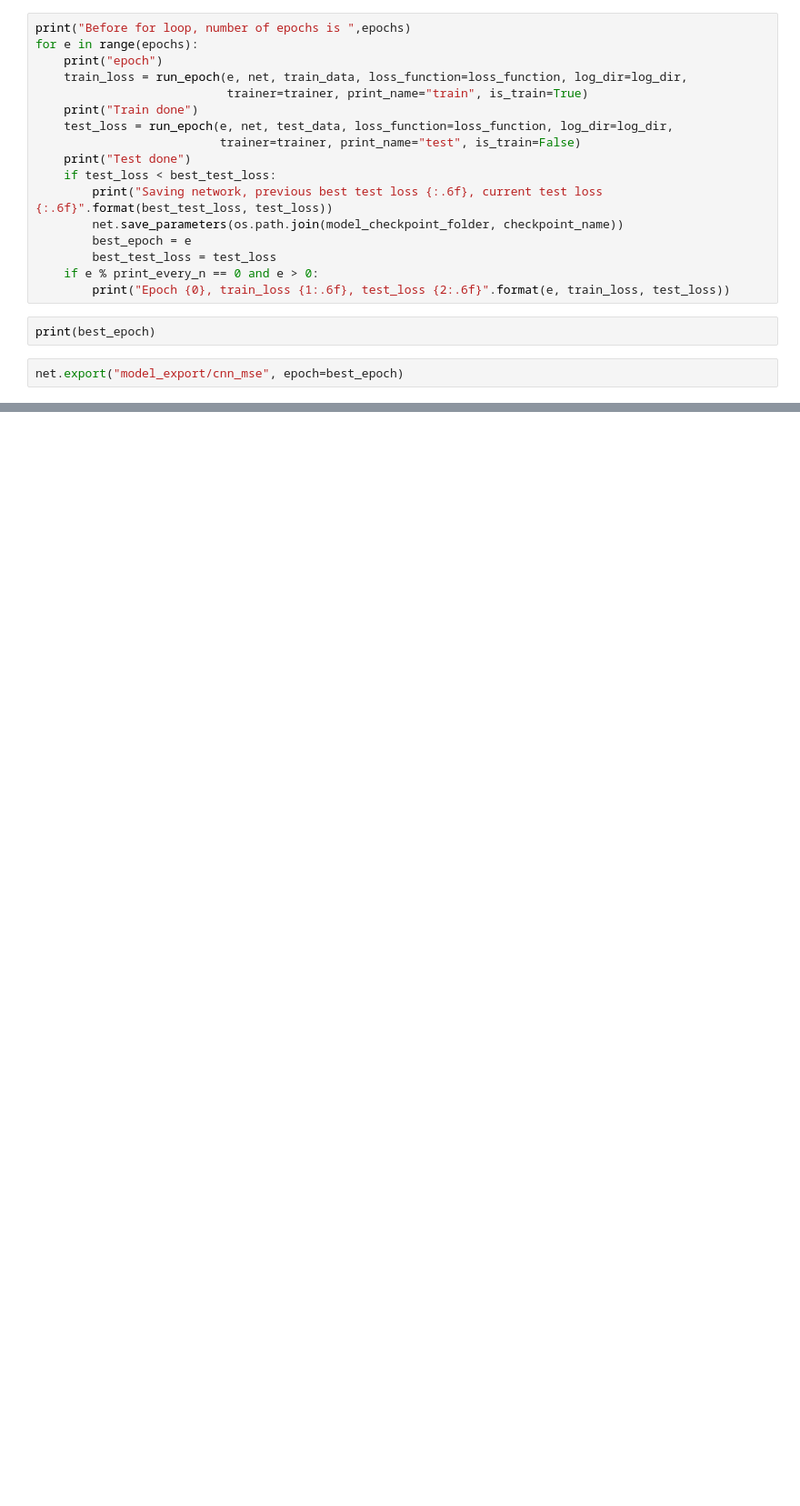
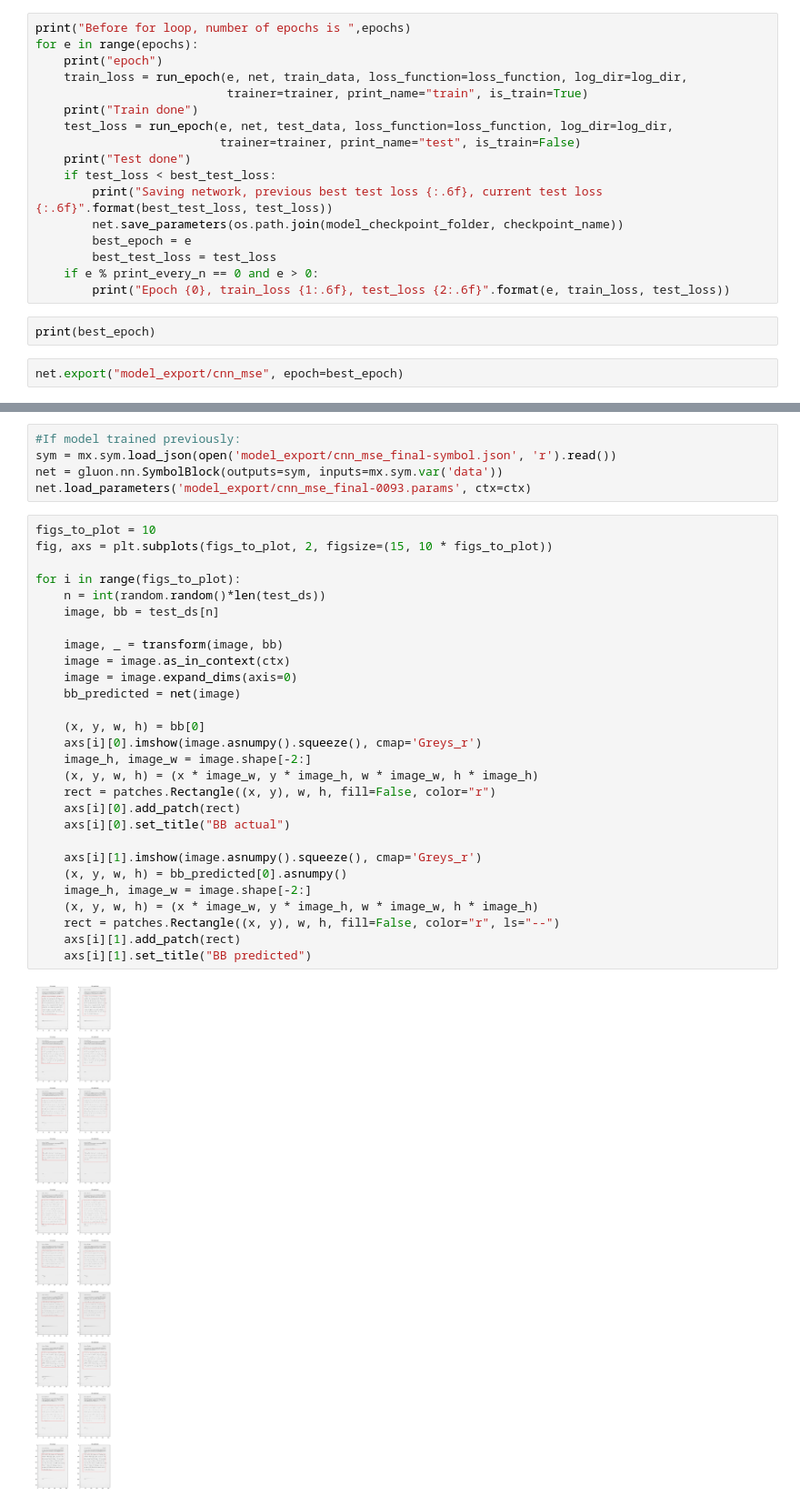
Before and after one commit to KevinGThomas/HandwrittenTextRecognition, a Jupyter notebook: 2_ParagraphSegmentation.ipynb, the cells around one changed output, grey strips where cells are left out. Shown at 91% size. Drawn from its saved outputs; the diff is of its cells as text; blank space fills up the shorter version.

```diff
--- a/2_ParagraphSegmentation.ipynb
+++ b/2_ParagraphSegmentation.ipynb
@@ -187,0 +207,35 @@ net.export("model_export/cnn_mse", epoch=best_epoch)
+# %%
+#If model trained previously:
+sym = mx.sym.load_json(open('model_export/cnn_mse_final-symbol.json', 'r').read())
+net = gluon.nn.SymbolBlock(outputs=sym, inputs=mx.sym.var('data'))
+net.load_parameters('model_export/cnn_mse_final-0093.params', ctx=ctx)
+# %%
+figs_to_plot = 10
+fig, axs = plt.subplots(figs_to_plot, 2, figsize=(15, 10 * figs_to_plot))
+
+for i in range(figs_to_plot):
+    n = int(random.random()*len(test_ds))
+    image, bb = test_ds[n]
+
+    image, _ = transform(image, bb)
+    image = image.as_in_context(ctx)
+    image = image.expand_dims(axis=0)
+    bb_predicted = net(image)
+
+    (x, y, w, h) = bb[0]
+    axs[i][0].imshow(image.asnumpy().squeeze(), cmap='Greys_r')
+    image_h, image_w = image.shape[-2:]
+    (x, y, w, h) = (x * image_w, y * image_h, w * image_w, h * image_h)
+    rect = patches.Rectangle((x, y), w, h, fill=False, color="r")
+    axs[i][0].add_patch(rect)
+    axs[i][0].set_title("BB actual")
+
+    axs[i][1].imshow(image.asnumpy().squeeze(), cmap='Greys_r')
+    (x, y, w, h) = bb_predicted[0].asnumpy()
+    image_h, image_w = image.shape[-2:]
+    (x, y, w, h) = (x * image_w, y * image_h, w * image_w, h * image_h)
+    rect = patches.Rectangle((x, y), w, h, fill=False, color="r", ls="--")
+    axs[i][1].add_patch(rect)
+    axs[i][1].set_title("BB predicted")
+# %% [output]
+[figure, added]
```
Also changed, not shown: parts of 9 cells of this notebook, 1 other file.
